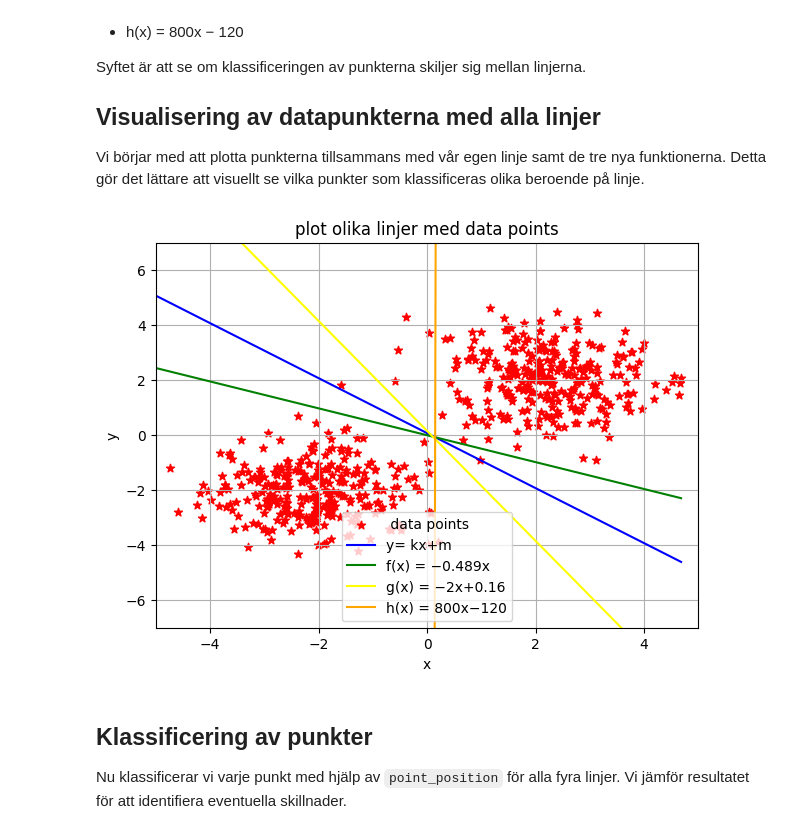
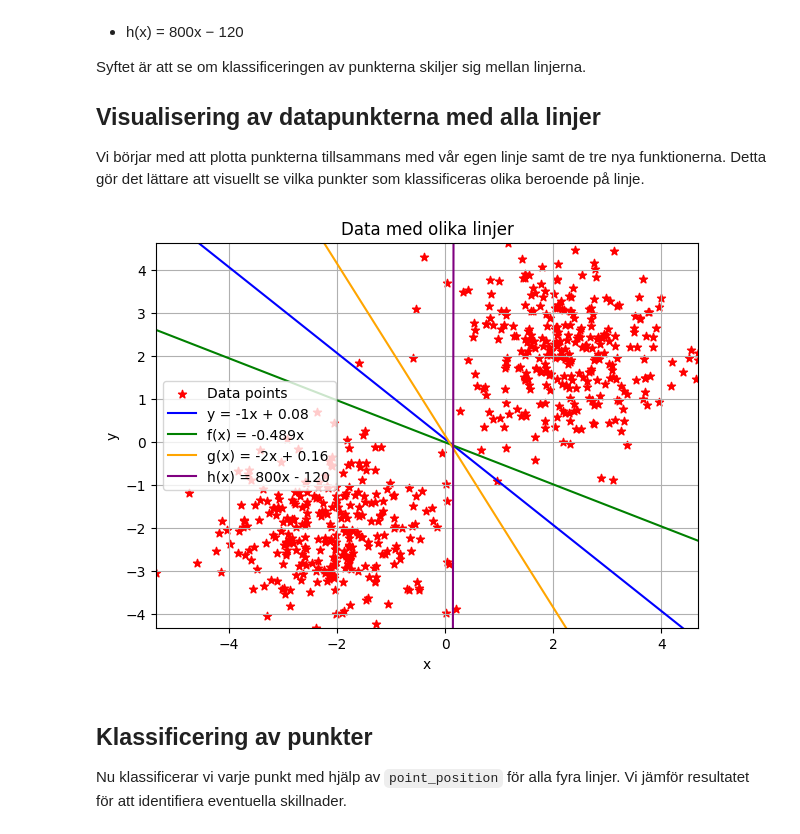
Before and after one commit to nouralahmad89-crypto/Labb3, a Jupyter notebook: report.ipynb, the cells around one changed output. Saved outputs shown, nothing was run; the diff lists cells and outputs as text; code cells hidden in the pictures.

```diff
--- a/report.ipynb
+++ b/report.ipynb
@@ -14,41 +15,48 @@ Vi börjar med att plotta punkterna tillsammans med vår egen linje samt de tre
 # %%
 """
 VG uppgift:
 i) Visa datan i en graf tillsammans med följande linjer utöver den vi själve hittat:
 
 """
+
 import numpy as np
 import matplotlib.pyplot as plt
 import line_class as ln
+import main as ma
 
-x_point , y_point = ln.get_data(ln.path)
+# Hämta data och egen linje
+x_point, y_point = ln.get_data(ln.path)
+x_values, y_values, labels = ma.classify_points_and_get_labels()
+k, m = ma.k, ma.m  # linje från main.py
 
-x_line= np.linspace( min(x_point) , max(x_point) , 200)
-# första linje som delar punkterna jämnt som möjlight
-y_line= -1* x_line+ ln.m
-# f(x) = −0.489x
-y_line1= -0.4889*x_line
-#g(x) = −2x+0.16
-y_line2= -2*x_line + 0.16
-#h(x) = 800x−120
-y_line3= 800*x_line - 120
+# Skapa x-intervallet för linjerna
+x_line = np.linspace(min(x_point), max(x_point), 200)
+# egen linje som delar punkterna så jämnt som möjlight
+y_line = k * x_line + m
 
-# === plotta all linjar med punkter===
+# VG-linjer
+y_line1 = -0.489 * x_line      # f(x)
+y_line2 = -2 * x_line + 0.16   # g(x)
+y_line3 = 800 * x_line - 120   # h(x)
+
+# === Plot ===
 plt.figure(figsize=(7,5))
-plt.scatter(x_point , y_point , label=" data points" , color="red" , marker="*")
-plt.plot( x_line , y_line , label="y= kx+m" , color="blue")
-plt.plot( x_line, y_line1 , label="f(x) = −0.489x" , color="green")
-plt.plot(x_line, y_line2, label="g(x) = −2x+0.16", color="yellow")
-plt.plot( x_line,y_line3, label= "h(x) = 800x−120" ,color="orange")
-plt.title("plot olika linjer med data points")
-plt.xlim(-5, 5) #  justera så punkterna syns bättre
-plt.ylim(-7, 7)
+plt.scatter(x_point, y_point, label="Data points", color="red", marker="*")
+plt.plot(x_line, y_line, label=f"y = {k}x + {m:.2f}", color="blue")
+plt.plot(x_line, y_line1, label="f(x) = -0.489x", color="green")
+plt.plot(x_line, y_line2, label="g(x) = -2x + 0.16", color="orange")
+plt.plot(x_line, y_line3, label="h(x) = 800x - 120", color="purple")
+plt.title("Data med olika linjer")
 plt.xlabel("x")
 plt.ylabel("y")
+plt.grid(True)
 plt.legend()
-plt.grid(True)
+plt.xlim(min(x_values), max(x_values))
+plt.ylim(min(y_values), max(y_values))
+plt.margins(x=0.1, y=0.1)
+plt.show()
 # %% [output]
-[figure, old version]
+[figure, new version]
 # %% [markdown]
 ## Klassificering av punkter
 
```
Also changed, not shown: parts of 1 cell of this notebook, 2 other files.
